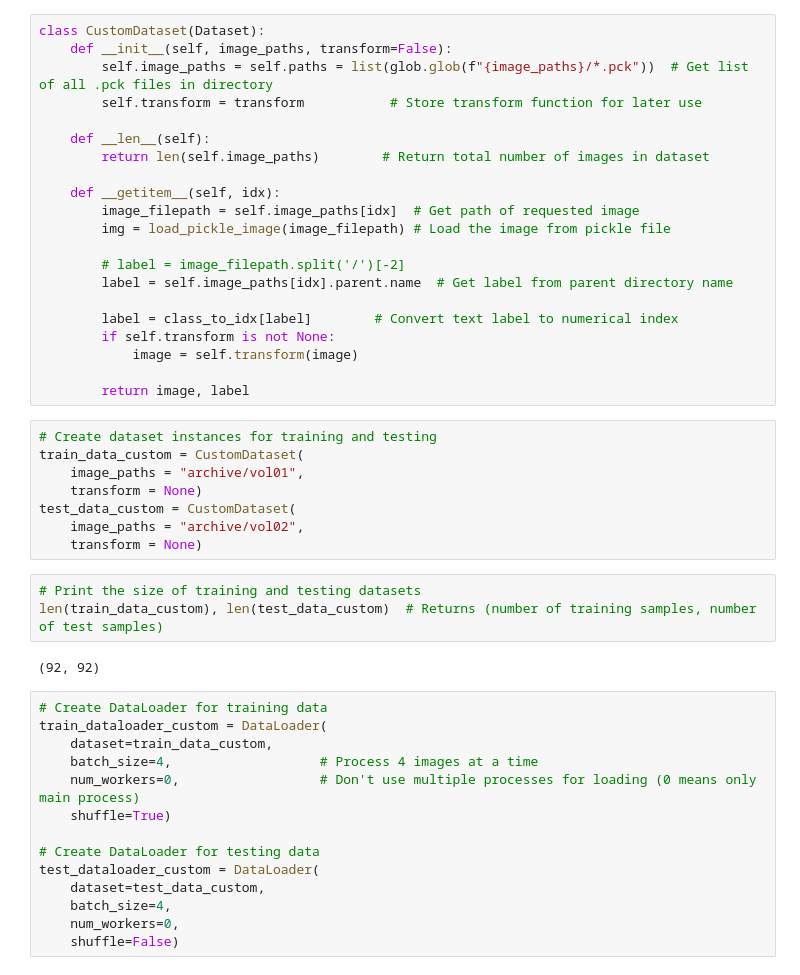
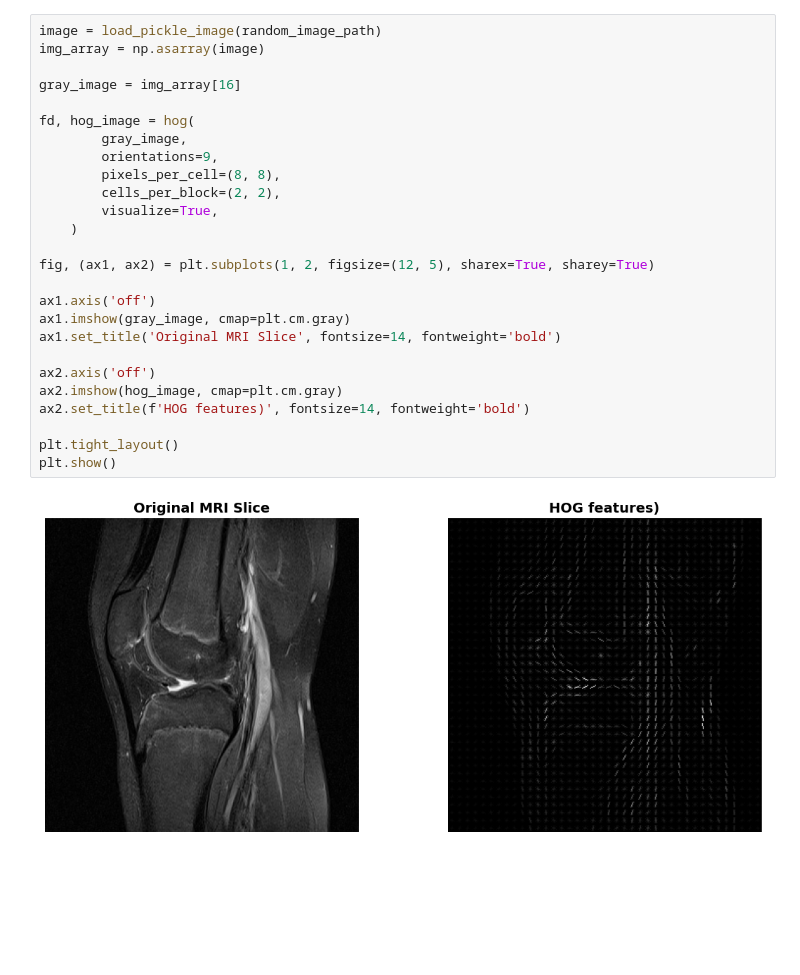
Before and after one commit to neelkapoor1/ACLInjuryDetection, a Jupyter notebook: main.ipynb, the cells around one changed output. Saved outputs shown, nothing was run; the diff lists cells and outputs as text; blank space fills up the shorter version.

```diff
--- a/main.ipynb
+++ b/main.ipynb
@@ -93,48 +80,28 @@ idx_to_class = {idx: cls for cls, idx in class_to_idx.items()}  # Create reverse
-# %%
-class CustomDataset(Dataset):
-    def __init__(self, image_paths, transform=False):
-        self.image_paths = self.paths = list(glob.glob(f"{image_paths}/*.pck"))  # Get list of all .pck files in directory
-        self.transform = transform           # Store transform function for later use
-
-    def __len__(self):
-        return len(self.image_paths)        # Return total number of images in dataset
-
-    def __getitem__(self, idx):
-        image_filepath = self.image_paths[idx]  # Get path of requested image
-        img = load_pickle_image(image_filepath) # Load the image from pickle file
-
-        # label = image_filepath.split('/')[-2]
-        label = self.image_paths[idx].parent.name  # Get label from parent directory name
-
-        label = class_to_idx[label]        # Convert text label to numerical index
-        if self.transform is not None:
-            image = self.transform(image)
-
-        return image, label
-# %%
-# Create dataset instances for training and testing
-train_data_custom = CustomDataset(
-    image_paths = "archive/vol01",
-    transform = None)
-test_data_custom = CustomDataset(
-    image_paths = "archive/vol02",
-    transform = None)
-# %%
-# Print the size of training and testing datasets
-len(train_data_custom), len(test_data_custom)  # Returns (number of training samples, number of test samples)
-# %% [output]
-(92, 92)
-# %%
-# Create DataLoader for training data
-train_dataloader_custom = DataLoader(
-    dataset=train_data_custom,
-    batch_size=4,                   # Process 4 images at a time
-    num_workers=0,                  # Don't use multiple processes for loading (0 means only main process)
-    shuffle=True)
-
-# Create DataLoader for testing data
-test_dataloader_custom = DataLoader(
-    dataset=test_data_custom,
-    batch_size=4,
-    num_workers=0,
-    shuffle=False)
+# %%
+image = load_pickle_image(random_image_path)
+img_array = np.asarray(image)
+
+gray_image = img_array[16]
+
+fd, hog_image = hog(
+        gray_image,
+        orientations=9,
+        pixels_per_cell=(8, 8),
+        cells_per_block=(2, 2),
+        visualize=True,
+    )
+
+fig, (ax1, ax2) = plt.subplots(1, 2, figsize=(12, 5), sharex=True, sharey=True)
+
+ax1.axis('off')
+ax1.imshow(gray_image, cmap=plt.cm.gray)
+ax1.set_title('Original MRI Slice', fontsize=14, fontweight='bold')
+
+ax2.axis('off')
+ax2.imshow(hog_image, cmap=plt.cm.gray)
+ax2.set_title(f'HOG features)', fontsize=14, fontweight='bold')
+
+plt.tight_layout()
+plt.show()
+# %% [output]
+[figure, added]
```
Also changed, not shown: parts of 4 cells of this notebook, 2 other files.
